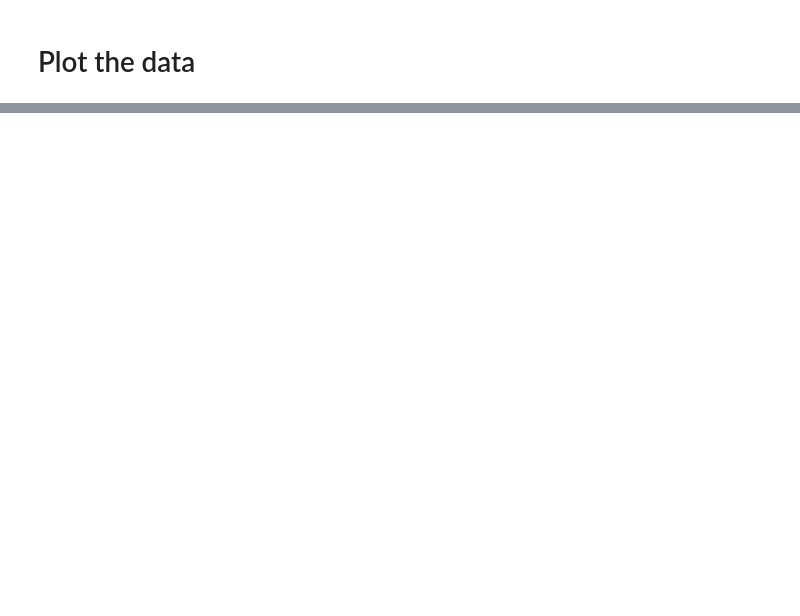
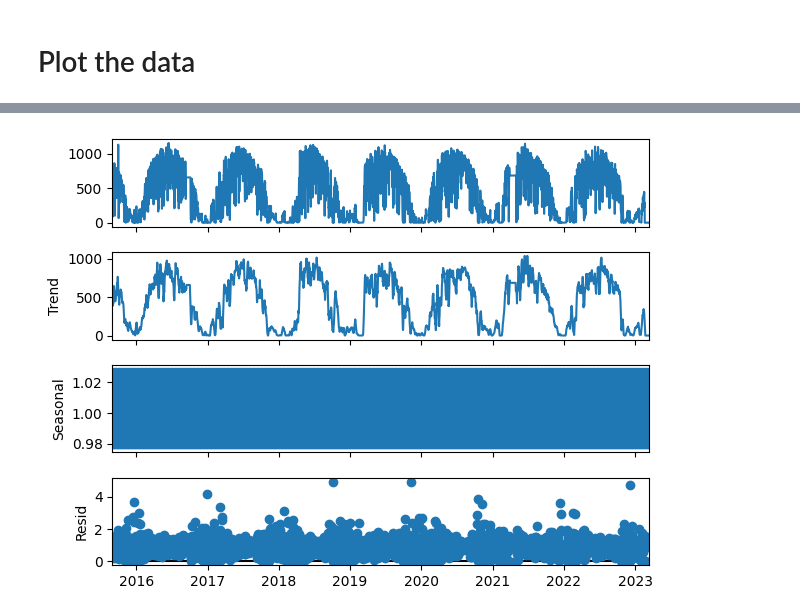
Before and after one commit to LorenNuyts/target_transformations, a Jupyter notebook: data/raw_data/solar_energy_production.ipynb, the cells around one changed output, grey strips where cells are left out. Saved outputs shown, nothing was run; the diff lists cells and outputs as text; code cells hidden in the pictures; blank space fills up the shorter version.

```diff
--- a/data/raw_data/solar_energy_production.ipynb
+++ b/data/raw_data/solar_energy_production.ipynb
@@ -92,0 +249,7 @@ ValueError: label must be scalar or have the same length as the input data, but
+# %%
+daily_kwh_offset = daily_kwh + 1
+decomposition = seasonal_decompose(daily_kwh_offset, model='multiplicative')
+decomposition.plot()
+plt.show()
+# %% [output]
+[figure, added]
```
Also changed, not shown: parts of 23 cells of this notebook, 10 other files.
